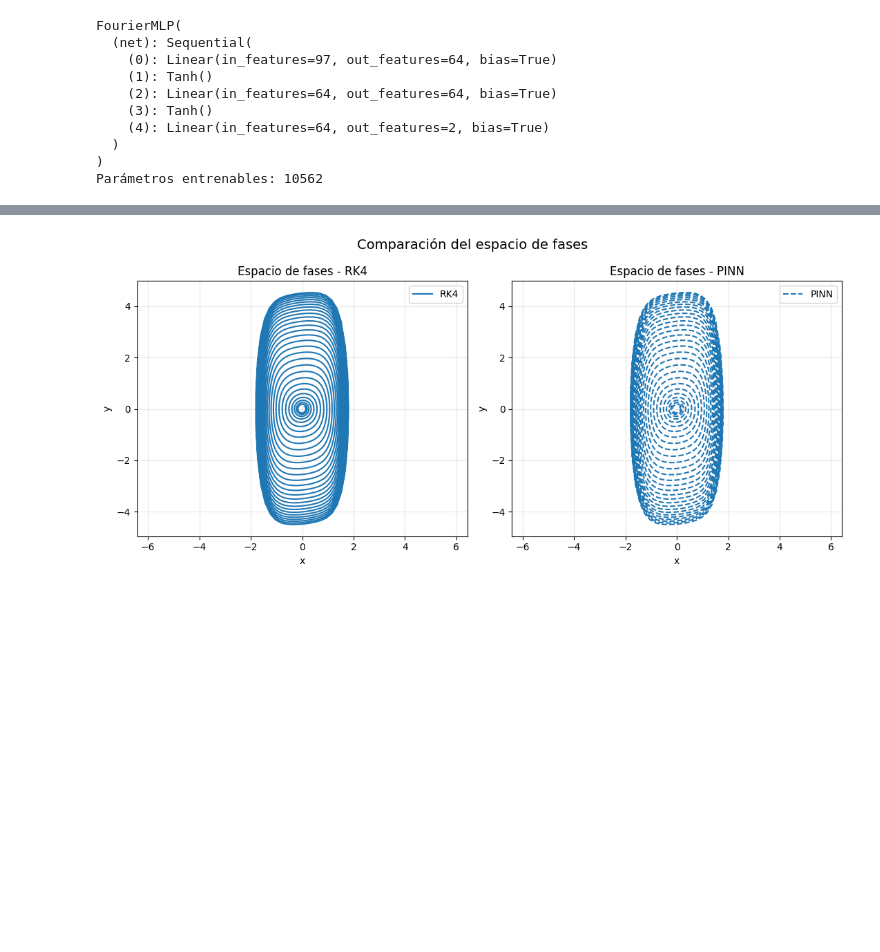
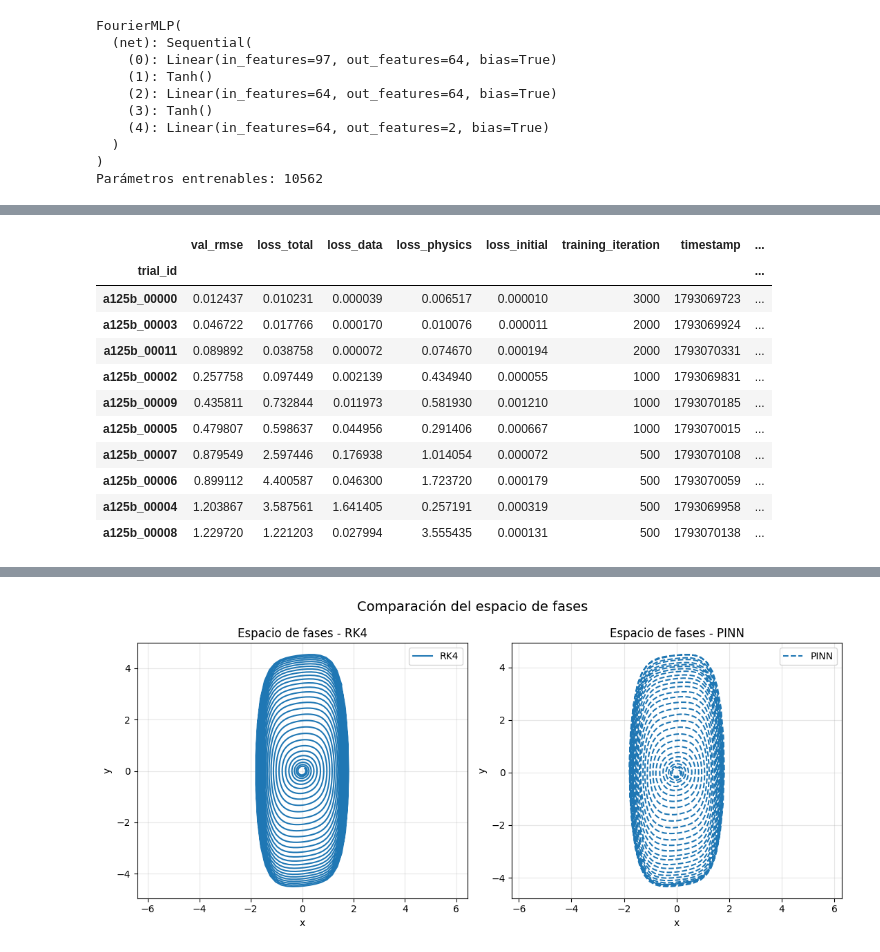
Before and after one commit to EliasLA79/Van_der_pol_PINN, a Jupyter notebook: Van_der_pol_PINN.ipynb, the cells around one changed output, grey strips where cells are left out. Drawn from its saved outputs; the diff is of its cells as text; code cells hidden in the pictures; blank space fills up the shorter version.

Commit message:
Se agregó Ray Tune para una busqueda de los mejores hiperparámetros para el entrenamiento final.

```diff
--- a/Van_der_pol_PINN.ipynb
+++ b/Van_der_pol_PINN.ipynb
@@ -10,7 +10,7 @@ SEED = 10
 
 n_data_points = 50
 selection_mode = "uniform" #"uniform" o "random"
-EPOCHS_PINN = 1000
+EPOCHS_PINN = 2000
 
 layers = 2
 hidden = 64
@@ -59,9 +63,6 @@ Dispositivo usado: cpu
 # y' = mu*(1 - x^2)*y - alpha*x - beta*x^3 - gamma*x^5
 
 mu = 0.1
-alpha = 1.0
-beta = 1.0
-gamma = 1.0
 
 # Condiciones iniciales
 x0 = 0.1
@@ -322,0 +481,80 @@ history = {
+# %%
+# ------------------------------------------------------------
+# 9. Entrenamiento final con la mejor configuración
+# ------------------------------------------------------------
+hidden = best_config["hidden"]
+layers = best_config["layers"]
+n_frequencies = best_config["n_frequencies"]
+LR = best_config["lr"]
+lambda_data = best_config["lambda_data"]
+lambda_physics = best_config["lambda_physics"]
+lambda_initial = best_config["lambda_initial"]
+
+model = FourierMLP(hidden, layers, n_frequencies).to(device)
+optimizer = optim.AdamW(
+    model.parameters(),
+    lr=LR,
+    weight_decay=best_config["weight_decay"]
+)
+scheduler = optim.lr_scheduler.StepLR(
+    optimizer,
+    step_size=4000,
+    gamma=best_config["scheduler_gamma"]
+)
+
+history = {
+    "epoch": [],
+    "loss_total": [],
+    "loss_data": [],
+    "loss_physics": [],
+    "loss_initial": []
+}
+
+if torch.cuda.is_available():
+    torch.cuda.synchronize()
+inicio = time.perf_counter()
+
+for epoch in range(1, EPOCHS_PINN + 1):
+    model.train()
+    optimizer.zero_grad(set_to_none=True)
+
+    tau_col = 2.0 * torch.rand(N_COLLOCATION, 1, device=device) - 1.0
+    l_data = data_loss(model)
+    l_phys = physics_loss(model, tau_col)
+    l_init = initial_loss(model)
+
+    loss = lambda_data * l_data + lambda_physics * l_phys + lambda_initial * l_init
+
+    loss.backward()
+    torch.nn.utils.clip_grad_norm_(model.parameters(), max_norm=1.0)
+    optimizer.step()
+    scheduler.step()
+
+    history["epoch"].append(epoch)
+    history["loss_total"].append(loss.item())
+    history["loss_data"].append(l_data.item())
+    history["loss_physics"].append(l_phys.item())
+    history["loss_initial"].append(l_init.item())
+
+    if epoch % 500 == 0 or epoch == 1:
+        print(
+            f"[PINN final] epoch {epoch:5d} | "
+            f"total={loss.item():.6e} | "
+            f"data={l_data.item():.6e} | "
+            f"phys={l_phys.item():.6e} | "
+            f"init={l_init.item():.6e}"
+        )
+
+if torch.cuda.is_available():
+    torch.cuda.synchronize()
+fin = time.perf_counter()
+tiempo_entrenamiento = fin - inicio
+
+minutos = int(tiempo_entrenamiento // 60)
+segundos = tiempo_entrenamiento % 60
+print(f"Tiempo del entrenamiento final: {minutos} min {segundos:.2f} s")
+
+# Tabla de resultados de los ensayos de Ray Tune
+df_tuning = analysis.results_df
+display(df_tuning.sort_values("val_rmse").head(10))
+# %% [output]
@@ -322,0 +567,12 @@ history = {
+|  | val_rmse | loss_total | loss_data | loss_physics | loss_initial | training_iteration | timestamp | ... |
+| trial_id |  |  |  |  |  |  |  | ... |
+| a125b_00000 | 0.012437 | 0.010231 | 0.000039 | 0.006517 | 0.000010 | 3000 | 1793069723 | ... |
+| a125b_00003 | 0.046722 | 0.017766 | 0.000170 | 0.010076 | 0.000011 | 2000 | 1793069924 | ... |
+| a125b_00011 | 0.089892 | 0.038758 | 0.000072 | 0.074670 | 0.000194 | 2000 | 1793070331 | ... |
+| a125b_00002 | 0.257758 | 0.097449 | 0.002139 | 0.434940 | 0.000055 | 1000 | 1793069831 | ... |
+| a125b_00009 | 0.435811 | 0.732844 | 0.011973 | 0.581930 | 0.001210 | 1000 | 1793070185 | ... |
+| a125b_00005 | 0.479807 | 0.598637 | 0.044956 | 0.291406 | 0.000667 | 1000 | 1793070015 | ... |
+| a125b_00007 | 0.879549 | 2.597446 | 0.176938 | 1.014054 | 0.000072 | 500 | 1793070108 | ... |
+| a125b_00006 | 0.899112 | 4.400587 | 0.046300 | 1.723720 | 0.000179 | 500 | 1793070059 | ... |
+| a125b_00004 | 1.203867 | 3.587561 | 1.641405 | 0.257191 | 0.000319 | 500 | 1793069958 | ... |
+| a125b_00008 | 1.229720 | 1.221203 | 0.027994 | 3.555435 | 0.000131 | 500 | 1793070138 | ... |
```
Also changed, not shown: parts of 7 cells of this notebook.
